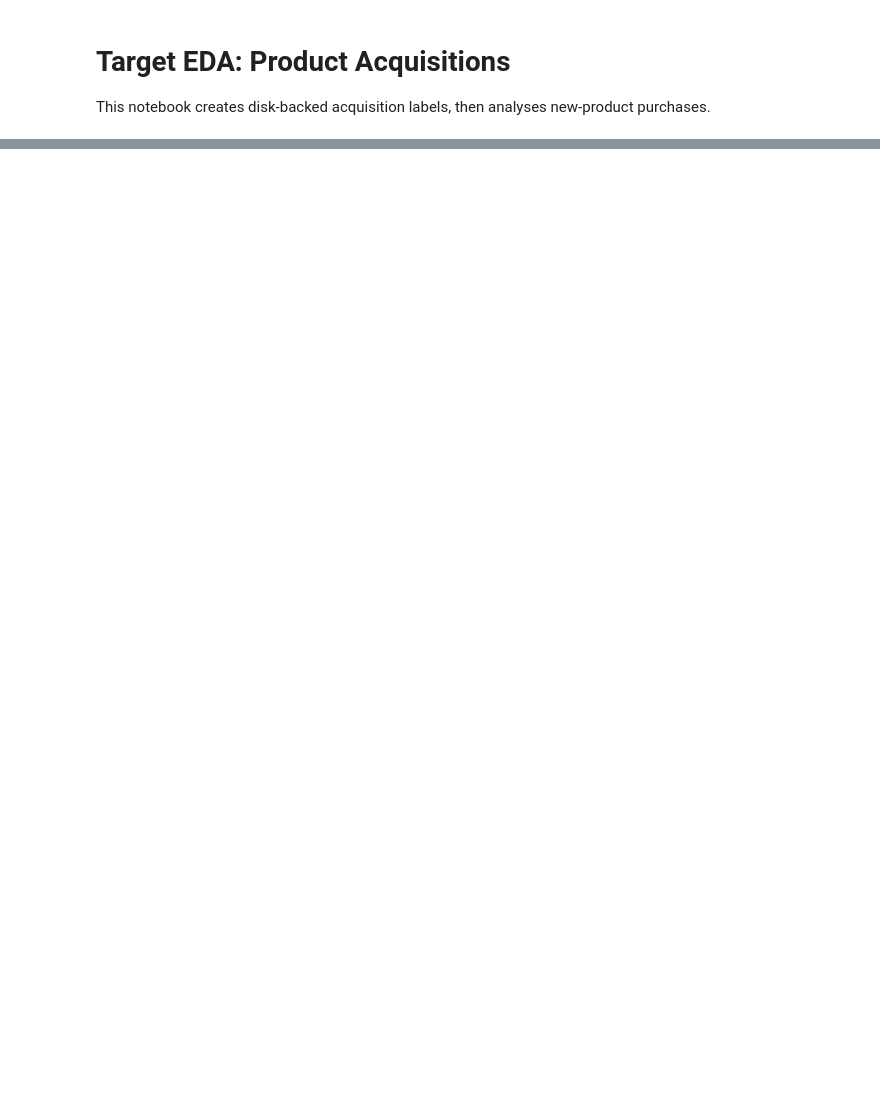
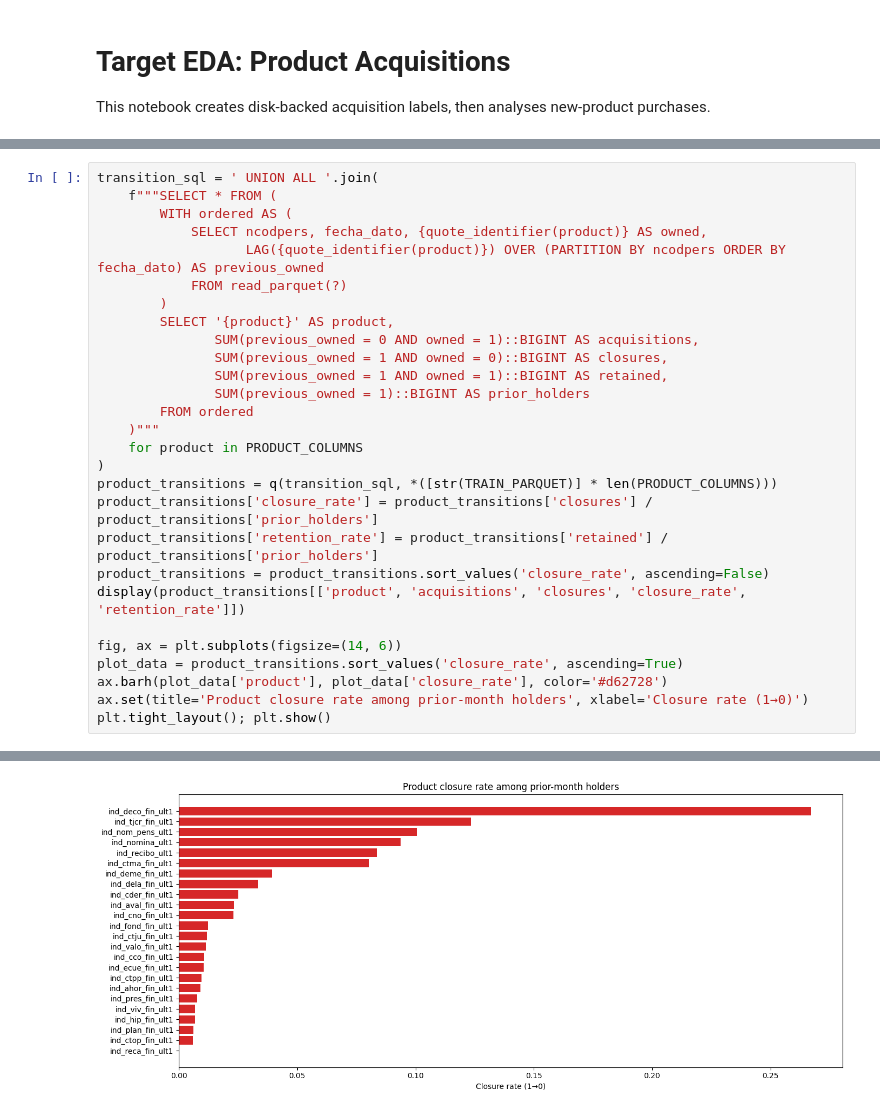
Before and after one commit to lbngyn/Santander-Product-Recommendation, a Jupyter notebook: notebooks/target_EDA.ipynb, the cells around one changed output, grey strips where cells are left out. Drawn from its saved outputs; the diff is of its cells as text; blank space fills up the shorter version.

```diff
--- a/notebooks/target_EDA.ipynb
+++ b/notebooks/target_EDA.ipynb
@@ -215,0 +599,29 @@ plt.show()
+# %%
+transition_sql = ' UNION ALL '.join(
+    f"""SELECT * FROM (
+        WITH ordered AS (
+            SELECT ncodpers, fecha_dato, {quote_identifier(product)} AS owned,
+                   LAG({quote_identifier(product)}) OVER (PARTITION BY ncodpers ORDER BY fecha_dato) AS previous_owned
+            FROM read_parquet(?)
+        )
+        SELECT '{product}' AS product,
+               SUM(previous_owned = 0 AND owned = 1)::BIGINT AS acquisitions,
+               SUM(previous_owned = 1 AND owned = 0)::BIGINT AS closures,
+               SUM(previous_owned = 1 AND owned = 1)::BIGINT AS retained,
+               SUM(previous_owned = 1)::BIGINT AS prior_holders
+        FROM ordered
+    )"""
+    for product in PRODUCT_COLUMNS
+)
+product_transitions = q(transition_sql, *([str(TRAIN_PARQUET)] * len(PRODUCT_COLUMNS)))
+product_transitions['closure_rate'] = product_transitions['closures'] / product_transitions['prior_holders']
+product_transitions['retention_rate'] = product_transitions['retained'] / product_transitions['prior_holders']
+product_transitions = product_transitions.sort_values('closure_rate', ascending=False)
+display(product_transitions[['product', 'acquisitions', 'closures', 'closure_rate', 'retention_rate']])
+
+fig, ax = plt.subplots(figsize=(14, 6))
+plot_data = product_transitions.sort_values('closure_rate', ascending=True)
+ax.barh(plot_data['product'], plot_data['closure_rate'], color='#d62728')
+ax.set(title='Product closure rate among prior-month holders', xlabel='Closure rate (1→0)')
+plt.tight_layout(); plt.show()
+# %% [output]
@@ -215,0 +645 @@ plt.show()
+[figure, added]
```
Also changed, not shown: parts of 45 cells of this notebook, 5 other files.
